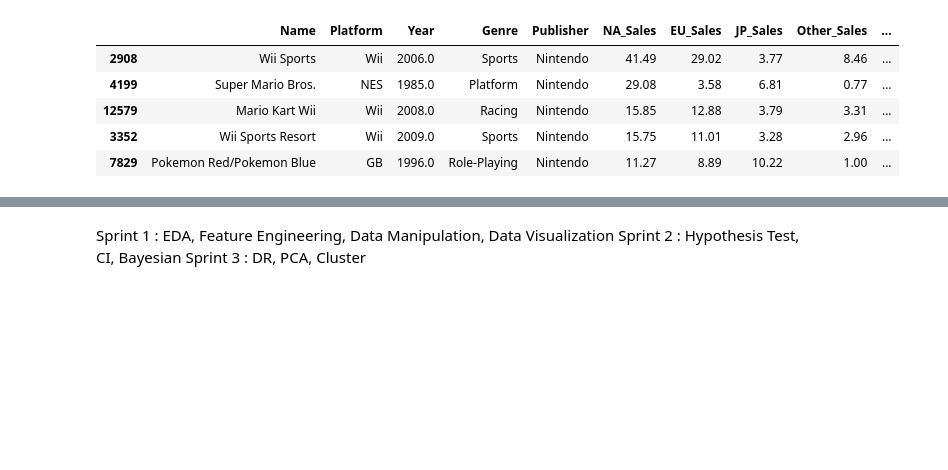
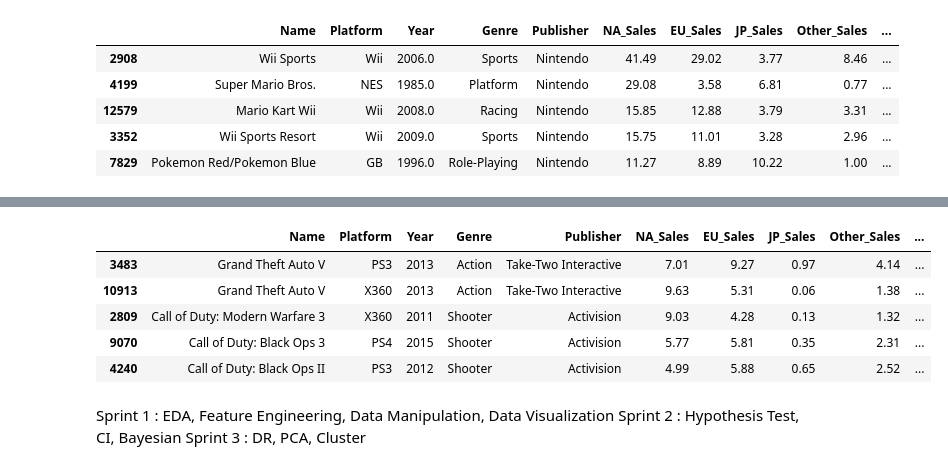
Before and after one commit to doguma/S1P_CodeStates, a Jupyter notebook: S1P.ipynb, the cells around one changed output, grey strips where cells are left out. Saved outputs shown, nothing was run; the diff lists cells and outputs as text; code cells hidden in the pictures; blank space fills up the shorter version.

```diff
--- a/S1P.ipynb
+++ b/S1P.ipynb
@@ -394,3 +409,15 @@ df_popular50.head()
+# %%
+df_since2010 = df_popular[df_popular['Year'] > 2010]
+# Top 50 most popular games based on total sales amount - with recent data (since 2010)
+df_since2010 = df_since2010.sort_values(by = 'Total_Sales', ascending=False)[:50]
+df_since2010.head()
+# %% [output]
+|  | Name | Platform | Year | Genre | Publisher | NA_Sales | EU_Sales | JP_Sales | Other_Sales | ... |
+| 3483 | Grand Theft Auto V | PS3 | 2013 | Action | Take-Two Interactive | 7.01 | 9.27 | 0.97 | 4.14 | ... |
+| 10913 | Grand Theft Auto V | X360 | 2013 | Action | Take-Two Interactive | 9.63 | 5.31 | 0.06 | 1.38 | ... |
+| 2809 | Call of Duty: Modern Warfare 3 | X360 | 2011 | Shooter | Activision | 9.03 | 4.28 | 0.13 | 1.32 | ... |
+| 9070 | Call of Duty: Black Ops 3 | PS4 | 2015 | Shooter | Activision | 5.77 | 5.81 | 0.35 | 2.31 | ... |
+| 4240 | Call of Duty: Black Ops II | PS3 | 2012 | Shooter | Activision | 4.99 | 5.88 | 0.65 | 2.52 | ... |
 # %% [markdown]
 Sprint 1 : EDA, Feature Engineering, Data Manipulation, Data Visualization
 Sprint 2 : Hypothesis Test, CI, Bayesian
```
Also changed, not shown: parts of 2 cells of this notebook.
